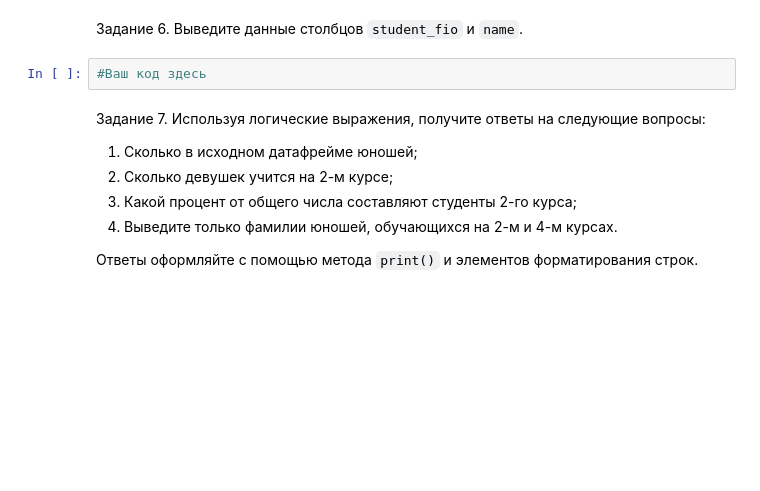
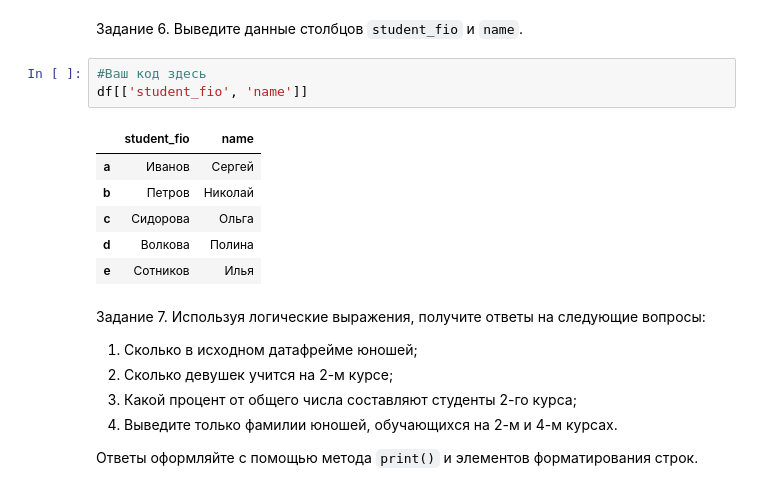
Before and after one commit to Ne5ter71/training, a Jupyter notebook: Факультативные занятия/dpo_hw_3.ipynb, the cells around one changed output. Drawn from its saved outputs; the diff is of its cells as text; blank space fills up the shorter version.

```diff
--- a/Факультативные занятия/dpo_hw_3.ipynb
+++ b/Факультативные занятия/dpo_hw_3.ipynb
@@ -87,6 +91,14 @@ dtype: object
 Задание 6. Выведите данные столбцов `student_fio` и `name`.
 # %%
 #Ваш код здесь
+df[['student_fio', 'name']]
+# %% [output]
+|  | student_fio | name |
+| a | Иванов | Сергей |
+| b | Петров | Николай |
+| c | Сидорова | Ольга |
+| d | Волкова | Полина |
+| e | Сотников | Илья |
 # %% [markdown]
 Задание 7. Используя логические выражения, получите ответы на следующие вопросы:
 1. Сколько в исходном датафрейме юношей;
```
Also changed, not shown: parts of 2 cells of this notebook.
